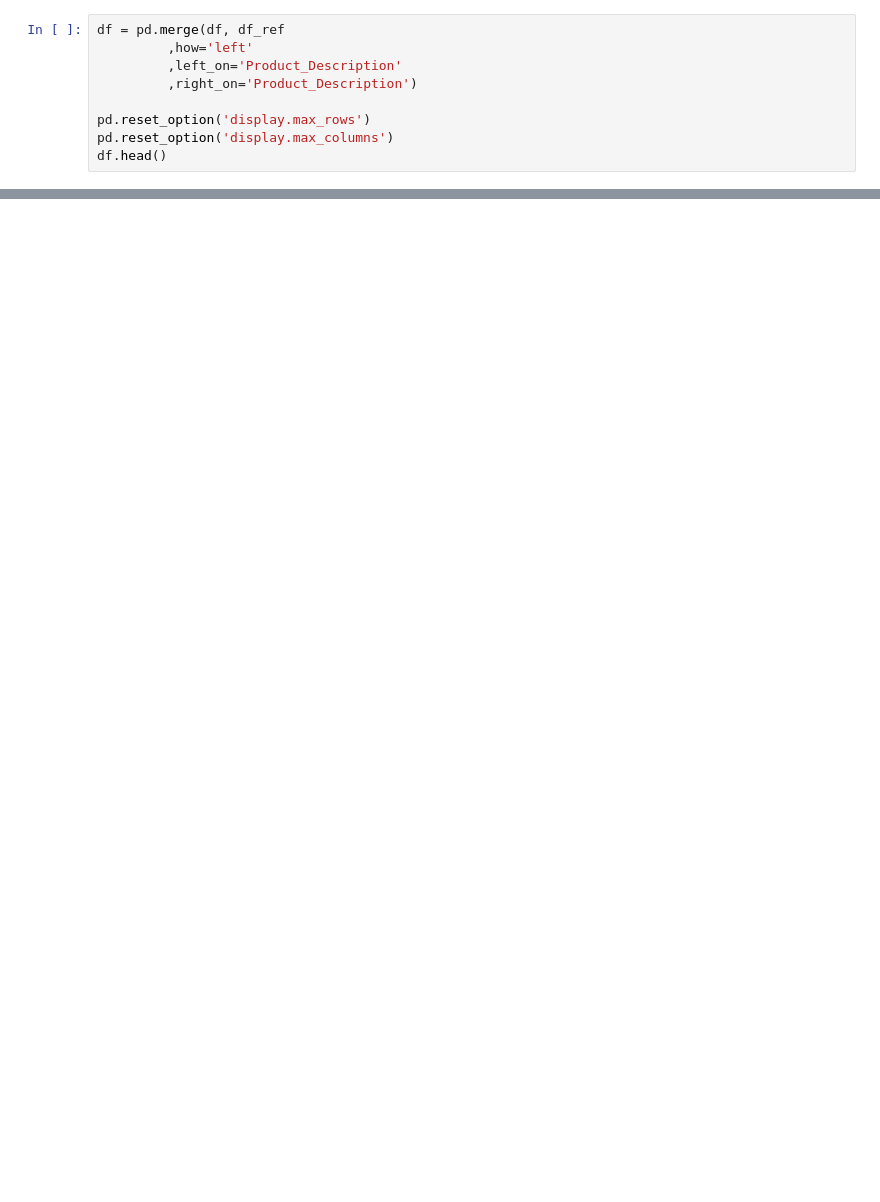
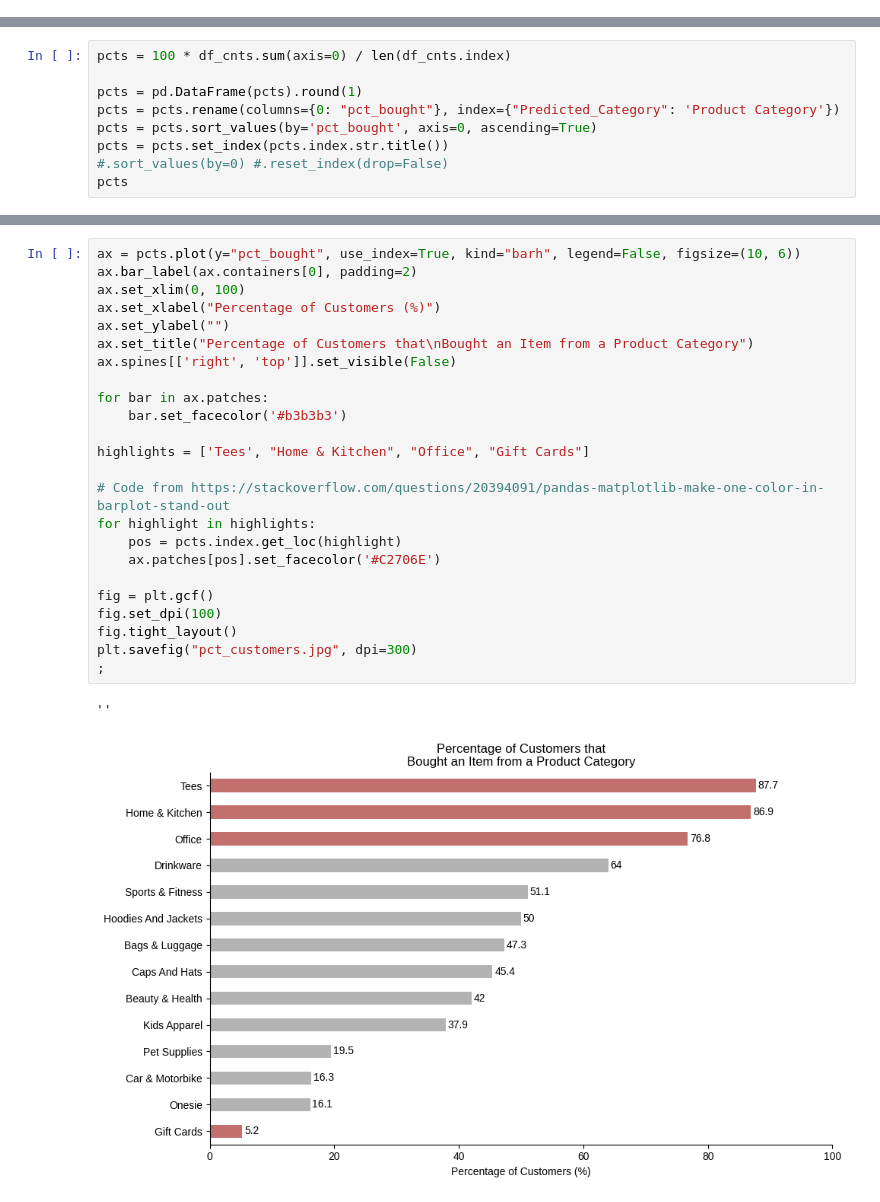
Before and after one commit to ValAnthonyB/LT2_DMW1_Final_Project, a Jupyter notebook: Final Notebooks/1 EDA.ipynb, the cells around one changed output, grey strips where cells are left out. Drawn from its saved outputs; the diff is of its cells as text; blank space fills up the shorter version.

Commit message:
Added extra EDA plots

```diff
--- a/Final Notebooks/1 EDA.ipynb
+++ b/Final Notebooks/1 EDA.ipynb
@@ -35,9 +34,0 @@ df_ref.head()
-# %%
-df = pd.merge(df, df_ref
-         ,how='left'
-         ,left_on='Product_Description'
-         ,right_on='Product_Description')
-
-pd.reset_option('display.max_rows')
-pd.reset_option('display.max_columns')
-df.head()
@@ -125,0 +74,9 @@ eda_3.head(20)
+# %%
+pcts = 100 * df_cnts.sum(axis=0) / len(df_cnts.index)
+
+pcts = pd.DataFrame(pcts).round(1)
+pcts = pcts.rename(columns={0: "pct_bought"}, index={"Predicted_Category": 'Product Category'})
+pcts = pcts.sort_values(by='pct_bought', axis=0, ascending=True)
+pcts = pcts.set_index(pcts.index.str.title())
+#.sort_values(by=0) #.reset_index(drop=False)
+pcts
@@ -125,0 +100,27 @@ eda_3.head(20)
+# %%
+ax = pcts.plot(y="pct_bought", use_index=True, kind="barh", legend=False, figsize=(10, 6))
+ax.bar_label(ax.containers[0], padding=2)
+ax.set_xlim(0, 100)
+ax.set_xlabel("Percentage of Customers (%)")
+ax.set_ylabel("")
+ax.set_title("Percentage of Customers that\nBought an Item from a Product Category")
+ax.spines[['right', 'top']].set_visible(False)
+
+for bar in ax.patches:
+    bar.set_facecolor('#b3b3b3')
+
+highlights = ['Tees', "Home & Kitchen", "Office", "Gift Cards"]
+
+# Code from https://stackoverflow.com/questions/20394091/pandas-matplotlib-make-one-color-in-barplot-stand-out
+for highlight in highlights:
+    pos = pcts.index.get_loc(highlight)
+    ax.patches[pos].set_facecolor('#C2706E')
+
+fig = plt.gcf()
+fig.set_dpi(100)
+fig.tight_layout()
+plt.savefig("pct_customers.jpg", dpi=300)
+;
+# %% [output]
+''
+[figure, added]
```
Also changed, not shown: parts of 30 cells of this notebook.
